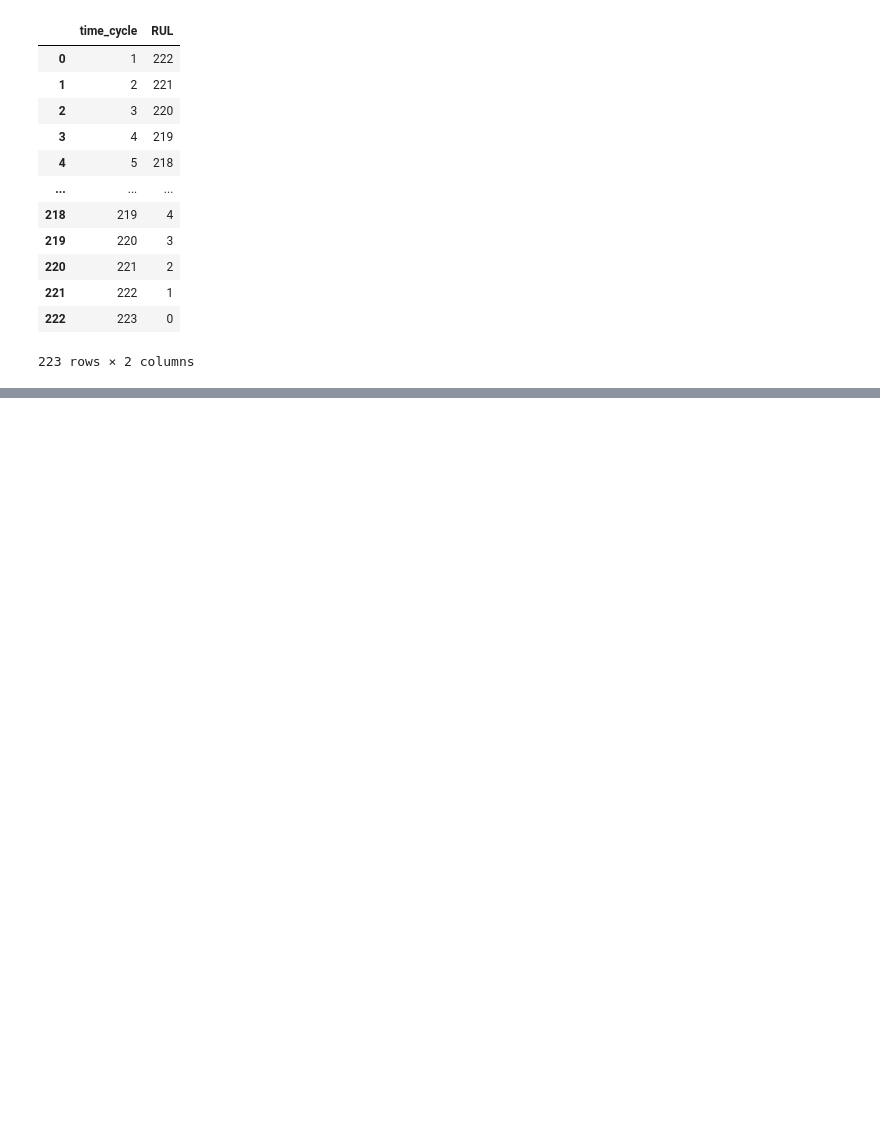
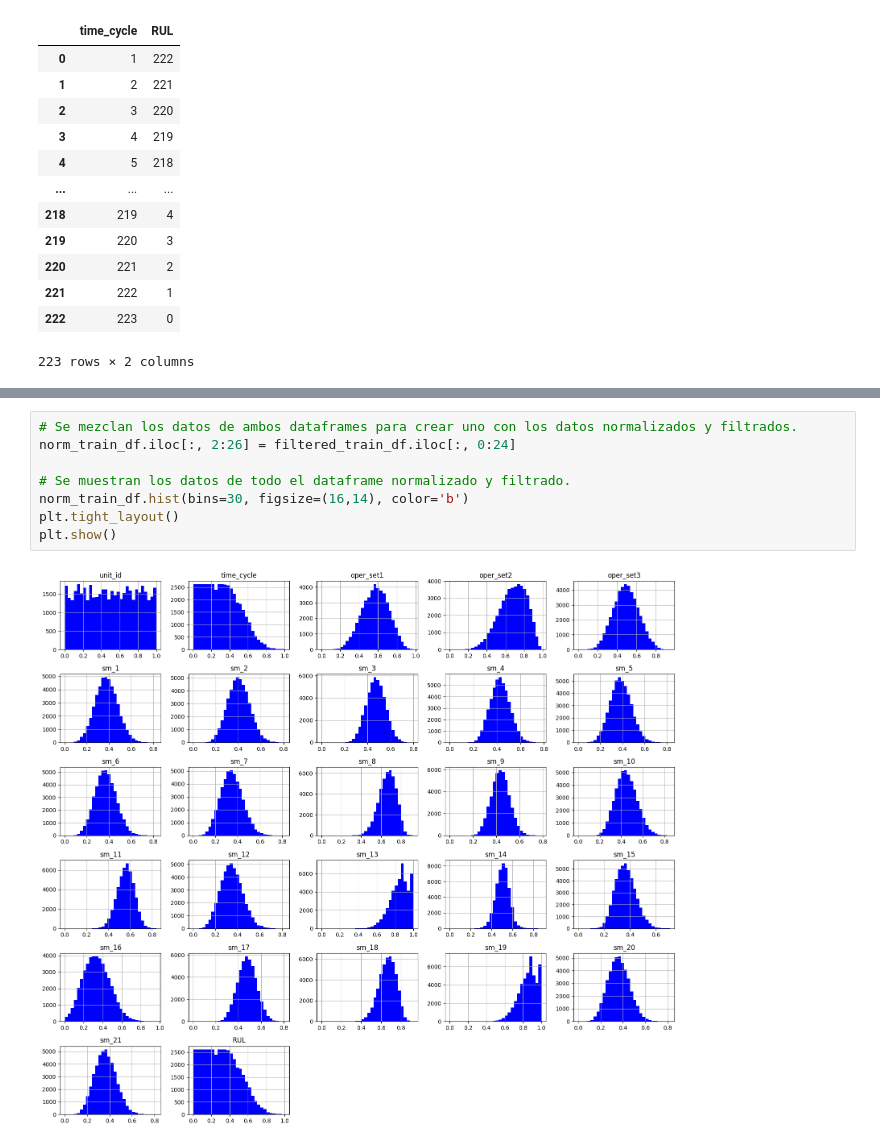
Before and after one commit to Dave4006/ProyectoMante, a Jupyter notebook: Programacion/ESN.ipynb, the cells around one changed output, grey strips where cells are left out. Cells and saved outputs as stored; diff of their text form; blank space fills up the shorter version.

```diff
--- a/Programacion/ESN.ipynb
+++ b/Programacion/ESN.ipynb
@@ -112,0 +175,10 @@ train_df.iloc[:,1:-1].corr()
+# %%
+# Se mezclan los datos de ambos dataframes para crear uno con los datos normalizados y filtrados.
+norm_train_df.iloc[:, 2:26] = filtered_train_df.iloc[:, 0:24]
+
+# Se muestran los datos de todo el dataframe normalizado y filtrado.
+norm_train_df.hist(bins=30, figsize=(16,14), color='b')
+plt.tight_layout()
+plt.show()
+# %% [output]
+[figure, added]
```
Also changed, not shown: parts of 12 cells of this notebook.
